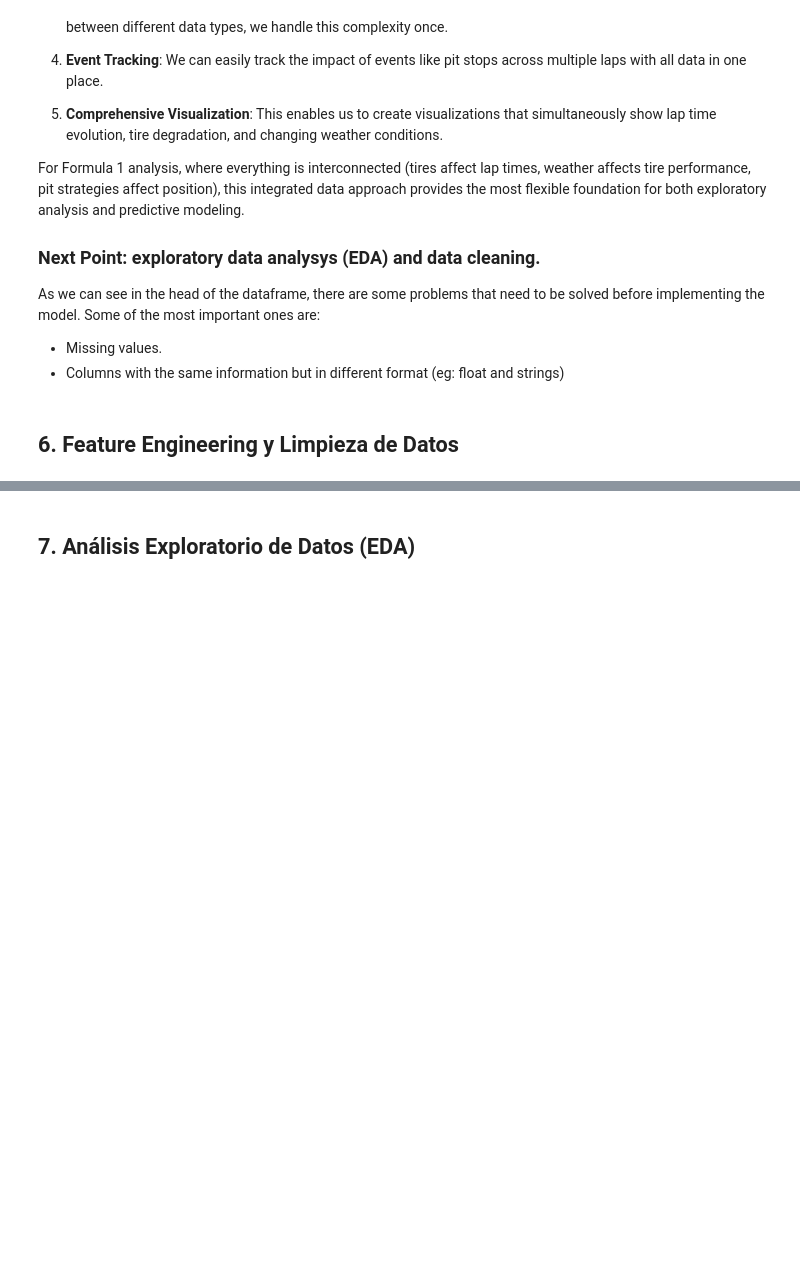
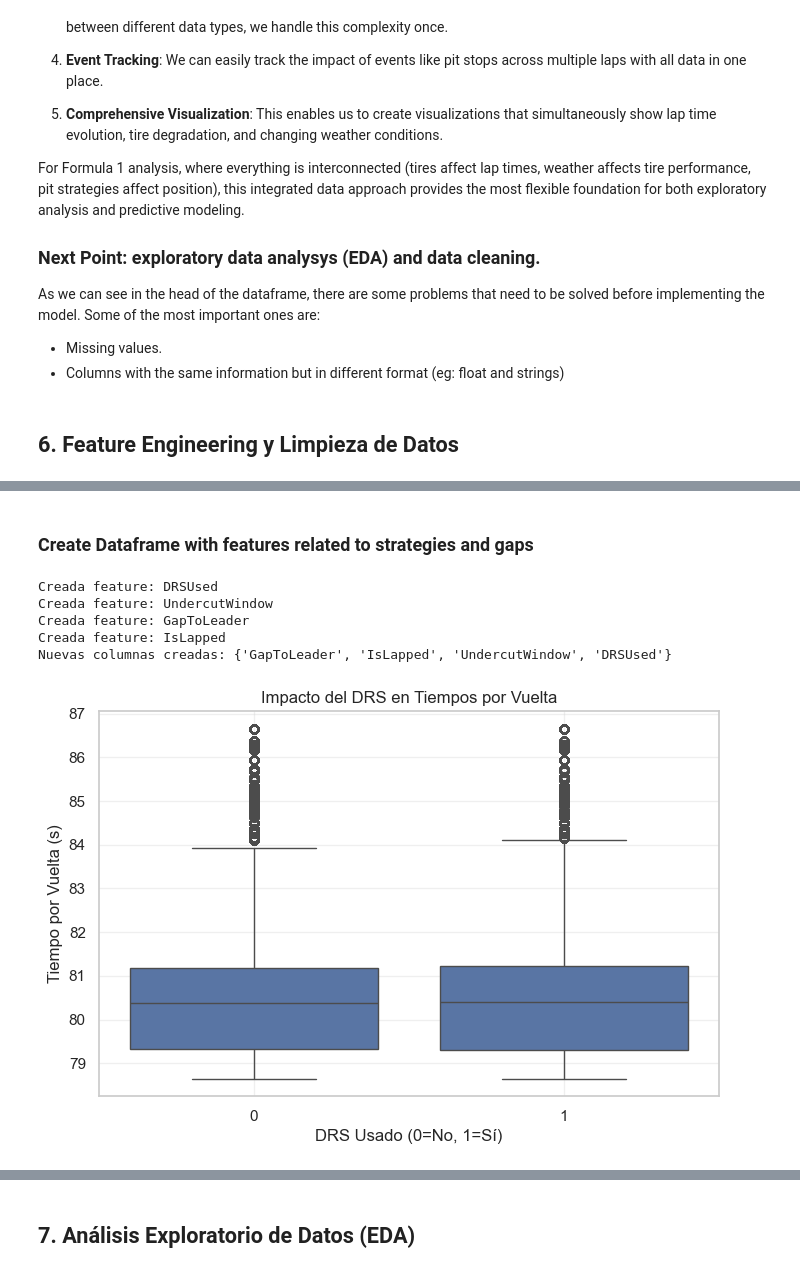
Before and after one commit to VforVitorio/F1_Strat_Manager, a Jupyter notebook: scripts/lap_prediction.ipynb, the cells around one changed output, grey strips where cells are left out. Drawn from its saved outputs; the diff is of its cells as text; code cells hidden in the pictures; blank space fills up the shorter version.

```diff
--- a/scripts/lap_prediction.ipynb
+++ b/scripts/lap_prediction.ipynb
@@ -584,0 +656,2 @@ model_data, available_features = prepare_data_for_modeling(merged_data)
+# %% [markdown]
+### Create Dataframe with features related to strategies and gaps
@@ -584,0 +693,25 @@ model_data, available_features = prepare_data_for_modeling(merged_data)
+# %%
+# Crear características estratégicas
+strategy_data = create_strategy_features(tyre_features_data)
+
+# Mostrar nuevas columnas
+new_columns = set(strategy_data.columns) - set(tyre_features_data.columns)
+print(f"Nuevas columnas creadas: {new_columns}")
+# %% [output]
+Creada feature: DRSUsed
+Creada feature: UndercutWindow
+Creada feature: GapToLeader
+Creada feature: IsLapped
+Nuevas columnas creadas: {'GapToLeader', 'IsLapped', 'UndercutWindow', 'DRSUsed'}
+# %%
+# Si tenemos la característica DRSUsed, visualizar su impacto
+if 'DRSUsed' in strategy_data.columns:
+    plt.figure(figsize=(8, 5))
+    sns.boxplot(x='DRSUsed', y='LapTime', data=strategy_data)
+    plt.title('Impacto del DRS en Tiempos por Vuelta')
+    plt.xlabel('DRS Usado (0=No, 1=Sí)')
+    plt.ylabel('Tiempo por Vuelta (s)')
+    plt.grid(True, alpha=0.3)
+    plt.show()
+# %% [output]
+[figure, added]
```
Also changed, not shown: parts of 37 cells of this notebook, 2 other files.
